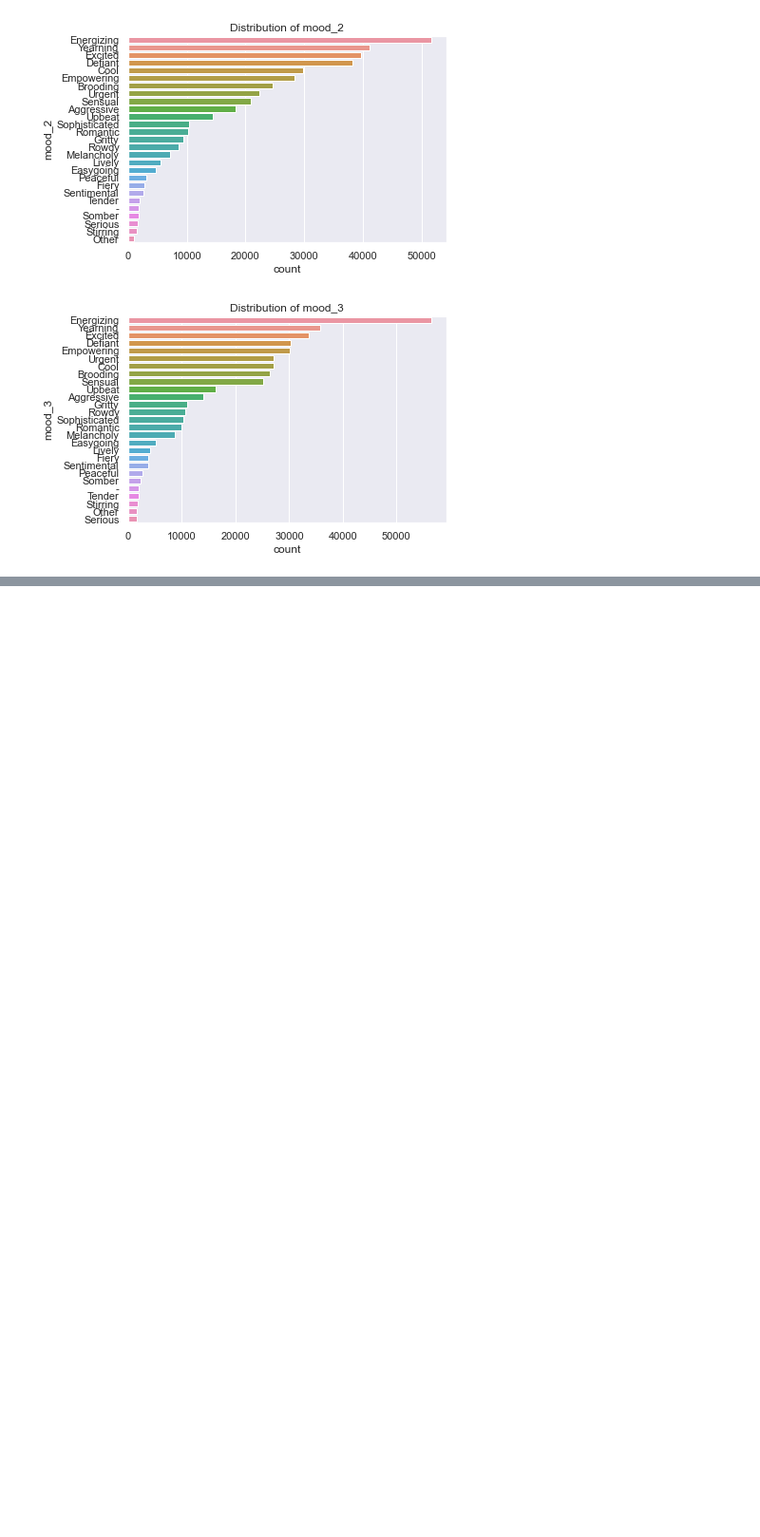
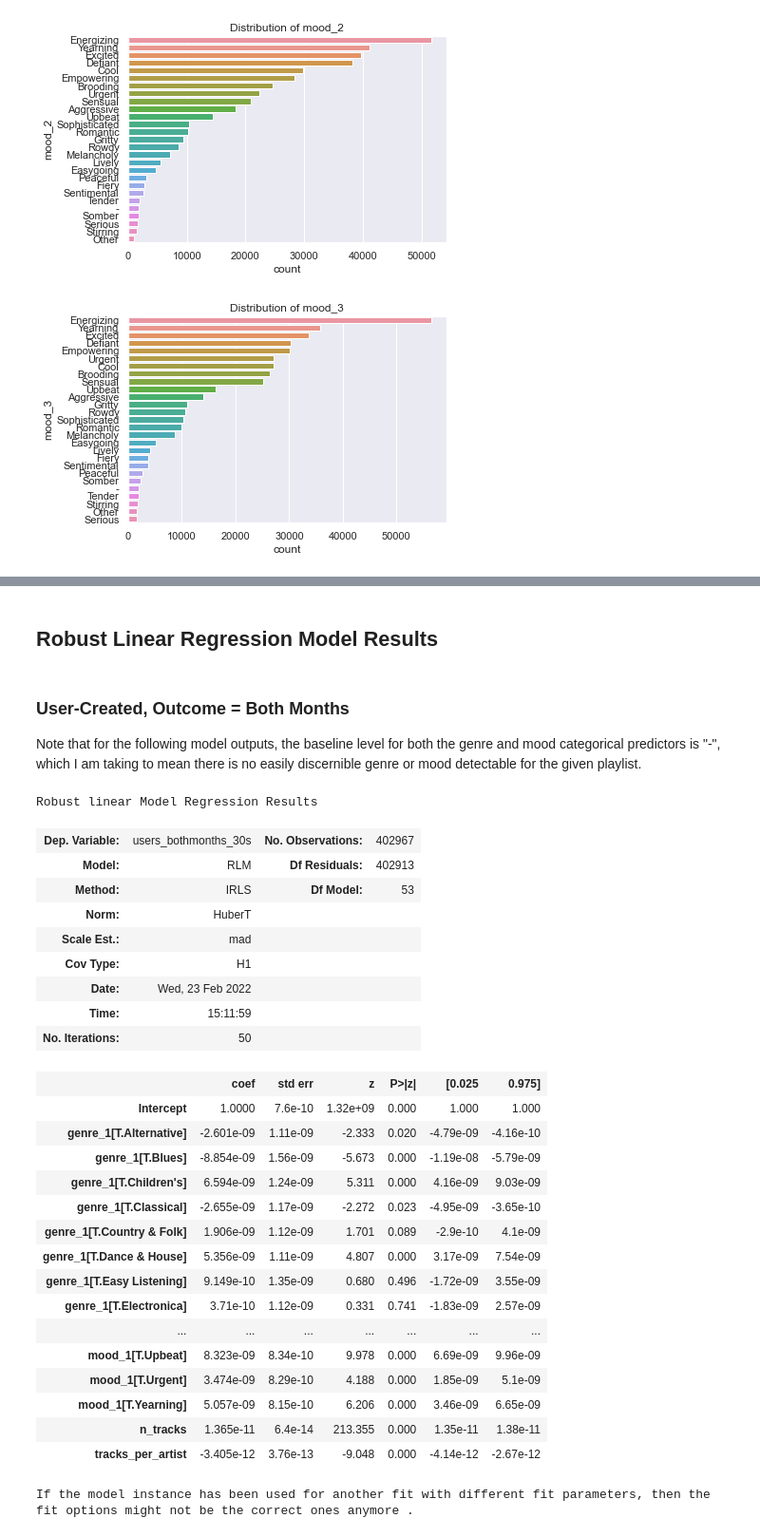
Before and after one commit to briedle-lilly/spotify_work, a Jupyter notebook: more_exploration.ipynb, the cells around one changed output, grey strips where cells are left out. Shown at 95% size. Saved outputs shown, nothing was run; the diff lists cells and outputs as text; code cells hidden in the pictures; blank space fills up the shorter version.

Commit message:
Incorporate robust regression models into appendix

```diff
--- a/more_exploration.ipynb
+++ b/more_exploration.ipynb
@@ -540,0 +526,50 @@ Type:      function
+# %%
+user_data = pd.concat([users_today_nonspotify, users_bothmonths_nonspotify, X_nonspotify], axis = 1)
+spotify_data = pd.concat([users_today_spotify, users_bothmonths_spotify, X_spotify], axis = 1)
+# %%
+def fit_huber_model(data, outcome):
+
+    y, X = dmatrices(f'{outcome} ~ n_tracks + tracks_per_artist + genre_1 + mood_1',
+                data = test_data,
+                return_type = 'dataframe')
+
+    huber_t = sm.RLM(y, X, M = sm.robust.norms.HuberT())
+
+    return huber_t.fit().summary()
+# %% [markdown]
+## Robust Linear Regression Model Results
+# %% [markdown]
+### User-Created, Outcome = Both Months
+
+Note that for the following model outputs, the baseline level for both the genre and mood categorical predictors is "-", which I am taking to mean there is no easily discernible genre or mood detectable for the given playlist.
+# %%
+fit_huber_model(data = user_data,
+                outcome = 'users_bothmonths_30s')
+# %% [output]
+Robust linear Model Regression Results
+| Dep. Variable: | users_bothmonths_30s | No. Observations: | 402967 |
+| Model: | RLM | Df Residuals: | 402913 |
+| Method: | IRLS | Df Model: | 53 |
+| Norm: | HuberT |  |  |
+| Scale Est.: | mad |  |  |
+| Cov Type: | H1 |  |  |
+| Date: | Wed, 23 Feb 2022 |  |  |
+| Time: | 15:11:59 |  |  |
+| No. Iterations: | 50 |  |  |
+|  | coef | std err | z | P>|z| | [0.025 | 0.975] |
+| Intercept | 1.0000 | 7.6e-10 | 1.32e+09 | 0.000 | 1.000 | 1.000 |
+| genre_1[T.Alternative] | -2.601e-09 | 1.11e-09 | -2.333 | 0.020 | -4.79e-09 | -4.16e-10 |
+| genre_1[T.Blues] | -8.854e-09 | 1.56e-09 | -5.673 | 0.000 | -1.19e-08 | -5.79e-09 |
+| genre_1[T.Children's] | 6.594e-09 | 1.24e-09 | 5.311 | 0.000 | 4.16e-09 | 9.03e-09 |
+| genre_1[T.Classical] | -2.655e-09 | 1.17e-09 | -2.272 | 0.023 | -4.95e-09 | -3.65e-10 |
+| genre_1[T.Country & Folk] | 1.906e-09 | 1.12e-09 | 1.701 | 0.089 | -2.9e-10 | 4.1e-09 |
+| genre_1[T.Dance & House] | 5.356e-09 | 1.11e-09 | 4.807 | 0.000 | 3.17e-09 | 7.54e-09 |
+| genre_1[T.Easy Listening] | 9.149e-10 | 1.35e-09 | 0.680 | 0.496 | -1.72e-09 | 3.55e-09 |
+| genre_1[T.Electronica] | 3.71e-10 | 1.12e-09 | 0.331 | 0.741 | -1.83e-09 | 2.57e-09 |
+| ... | ... | ... | ... | ... | ... | ... |
+| mood_1[T.Upbeat] | 8.323e-09 | 8.34e-10 | 9.978 | 0.000 | 6.69e-09 | 9.96e-09 |
+| mood_1[T.Urgent] | 3.474e-09 | 8.29e-10 | 4.188 | 0.000 | 1.85e-09 | 5.1e-09 |
+| mood_1[T.Yearning] | 5.057e-09 | 8.15e-10 | 6.206 | 0.000 | 3.46e-09 | 6.65e-09 |
+| n_tracks | 1.365e-11 | 6.4e-14 | 213.355 | 0.000 | 1.35e-11 | 1.38e-11 |
+| tracks_per_artist | -3.405e-12 | 3.76e-13 | -9.048 | 0.000 | -4.14e-12 | -2.67e-12 |
+If the model instance has been used for another fit with different fit parameters, then the fit options might not be the correct ones anymore .
```
Also changed, not shown: parts of 13 cells of this notebook.
